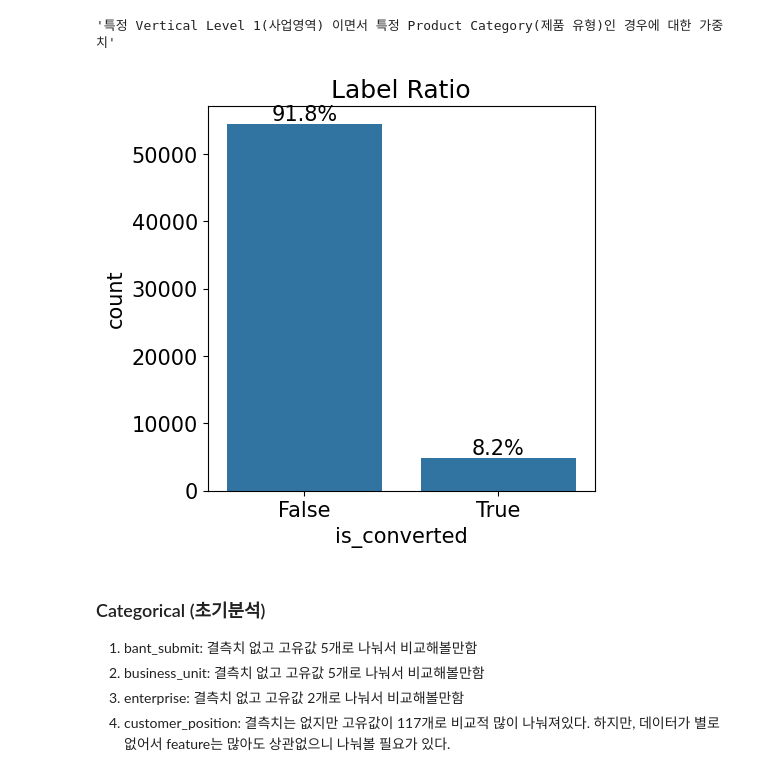
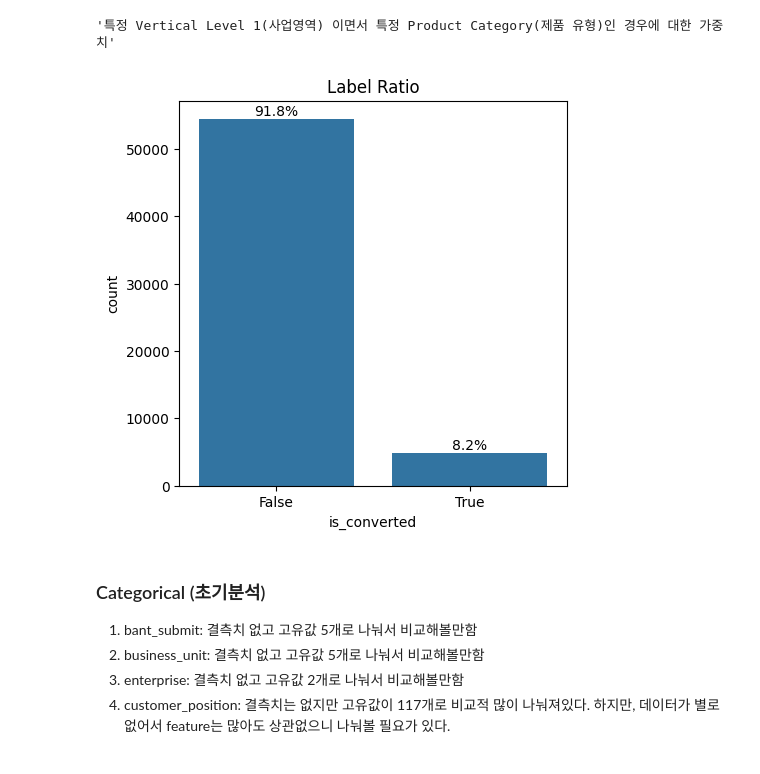
Before and after one commit to Hyeon-kki/LG-Hackathon, a Jupyter notebook: EDA/EDA_1.ipynb, the cells around one changed output. Drawn from its saved outputs; the diff is of its cells as text; code cells hidden in the pictures.

```diff
--- a/EDA_1.ipynb
+++ b/EDA/EDA_1.ipynb
@@ -90,28 +90,28 @@ feature_summary['비고'].loc[22]
 # %%
 # 9:1 비율로 압도적으로 전환 비율이 작다.
 import seaborn as sns
 import matplotlib.pyplot as plt
 import matplotlib as mpl
 
 def percentage(ax, total_size):
     # patch가 ax 축별로 담고 있는 객체를 의미한다.
     for patch in ax.patches:
         height = patch.get_height()
         width = patch.get_width()
         left_under = patch.get_x()
         percent = (height/total_size) * 100
 
         ax.text(x = left_under+(width/2), y = height+total_size*0.01,
                s = f'{percent:1.1f}%',
                ha = 'center')  # 수평정렬이다. horizontal aligment
 
-mpl.rc('font', size = 15)
+mpl.rc('font', size = 10)
 plt.figure(figsize=(5,5))
 ax = sns.countplot(data= train, x='is_converted')
 plt.title('Label Ratio')
 percentage(ax, len(train))
 # %% [output]
-[figure, old version]
+[figure, new version]
 # %% [markdown]
 
 ### Categorical (초기분석)
```
Also changed, not shown: 3 other files.
